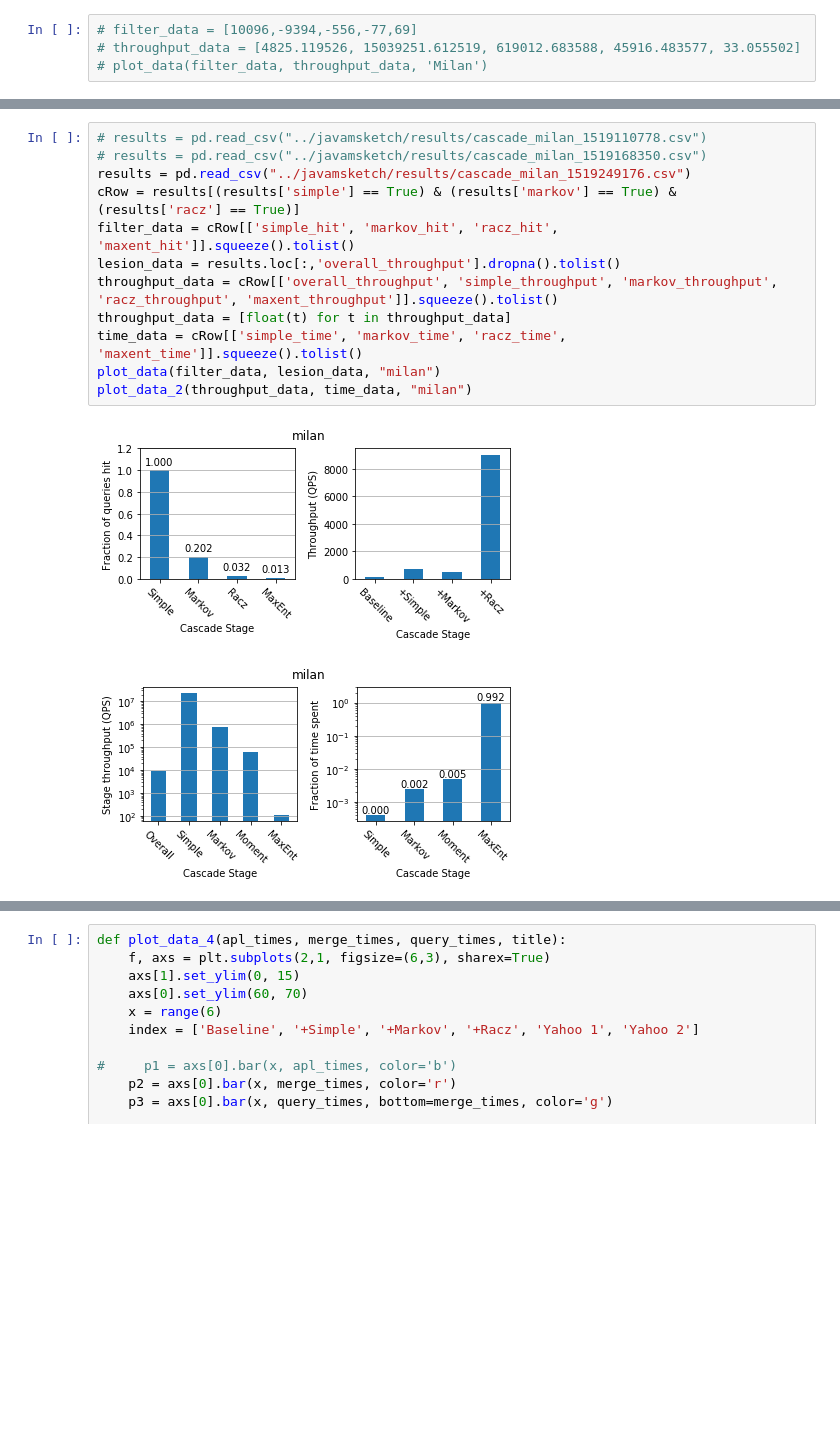
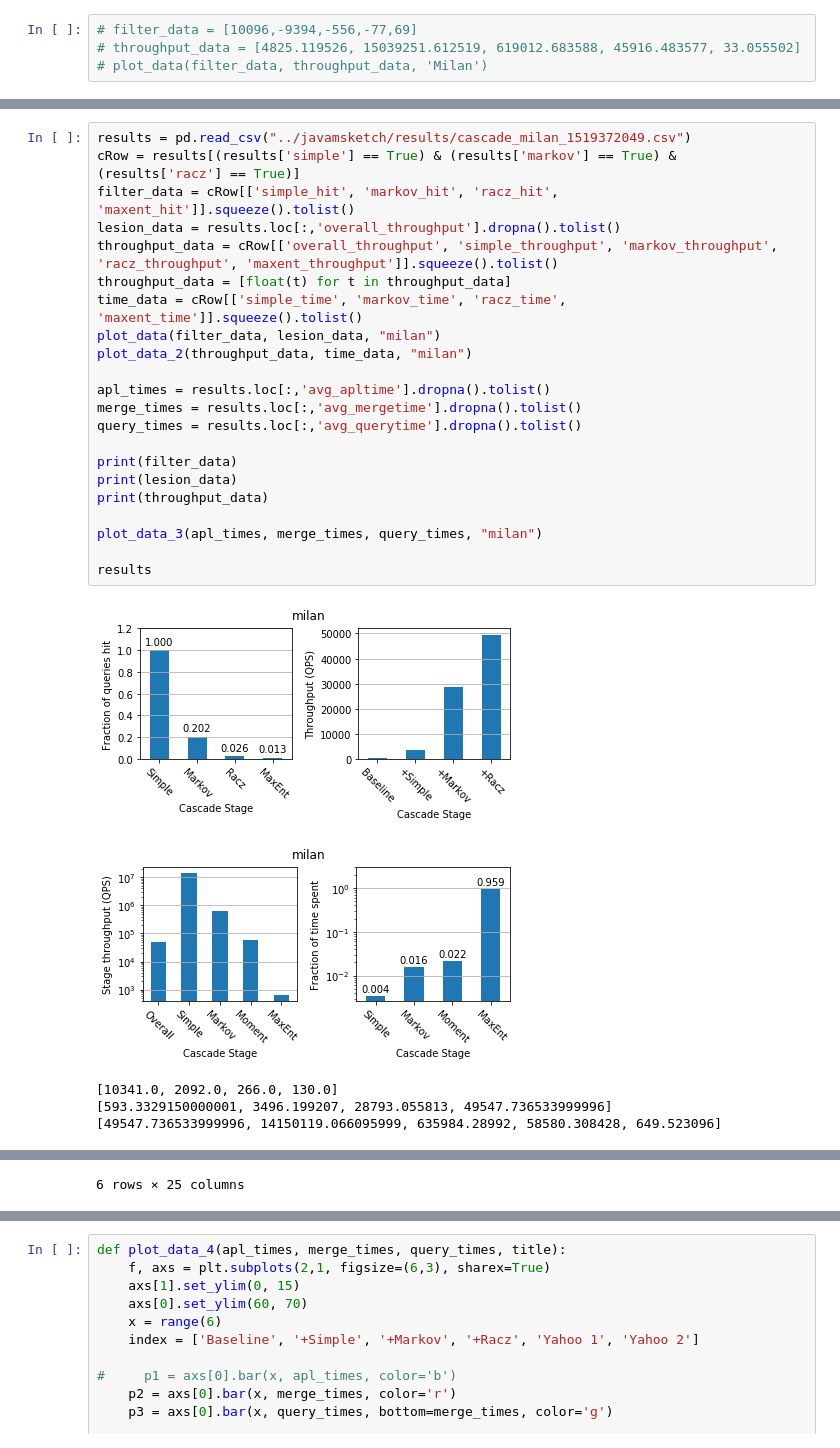
Before and after one commit to stanford-futuredata/msketch, a Jupyter notebook: analysis/Cascades Benchmark.ipynb, the cells around one changed output, grey strips where cells are left out. Drawn from its saved outputs; the diff is of its cells as text; blank space fills up the shorter version.

Commit message:
cascades benchmark

```diff
--- a/analysis/Cascades Benchmark.ipynb
+++ b/analysis/Cascades Benchmark.ipynb
@@ -101,15 +139,28 @@ def plot_data_2(throughput_data, time_data, title):
 # %%
-# results = pd.read_csv("../javamsketch/results/cascade_milan_1519110778.csv")
-# results = pd.read_csv("../javamsketch/results/cascade_milan_1519168350.csv")
-results = pd.read_csv("../javamsketch/results/cascade_milan_1519249176.csv")
+results = pd.read_csv("../javamsketch/results/cascade_milan_1519372049.csv")
 cRow = results[(results['simple'] == True) & (results['markov'] == True) & (results['racz'] == True)]
 filter_data = cRow[['simple_hit', 'markov_hit', 'racz_hit', 'maxent_hit']].squeeze().tolist()
 lesion_data = results.loc[:,'overall_throughput'].dropna().tolist()
 throughput_data = cRow[['overall_throughput', 'simple_throughput', 'markov_throughput', 'racz_throughput', 'maxent_throughput']].squeeze().tolist()
 throughput_data = [float(t) for t in throughput_data]
 time_data = cRow[['simple_time', 'markov_time', 'racz_time', 'maxent_time']].squeeze().tolist()
 plot_data(filter_data, lesion_data, "milan")
 plot_data_2(throughput_data, time_data, "milan")
+
+apl_times = results.loc[:,'avg_apltime'].dropna().tolist()
+merge_times = results.loc[:,'avg_mergetime'].dropna().tolist()
+query_times = results.loc[:,'avg_querytime'].dropna().tolist()
+
+print(filter_data)
+print(lesion_data)
+print(throughput_data)
+
+plot_data_3(apl_times, merge_times, query_times, "milan")
+
+results
 # %% [output]
-[figure, old version]
+[figure, new version]
-[figure, old version]
+[figure, new version]
+[10341.0, 2092.0, 266.0, 130.0]
+[593.3329150000001, 3496.199207, 28793.055813, 49547.736533999996]
+[49547.736533999996, 14150119.066095999, 635984.28992, 58580.308428, 649.523096]
@@ -115,0 +175 @@ plot_data_2(throughput_data, time_data, "milan")
+6 rows × 25 columns
```
Also changed, not shown: parts of 6 cells of this notebook.
